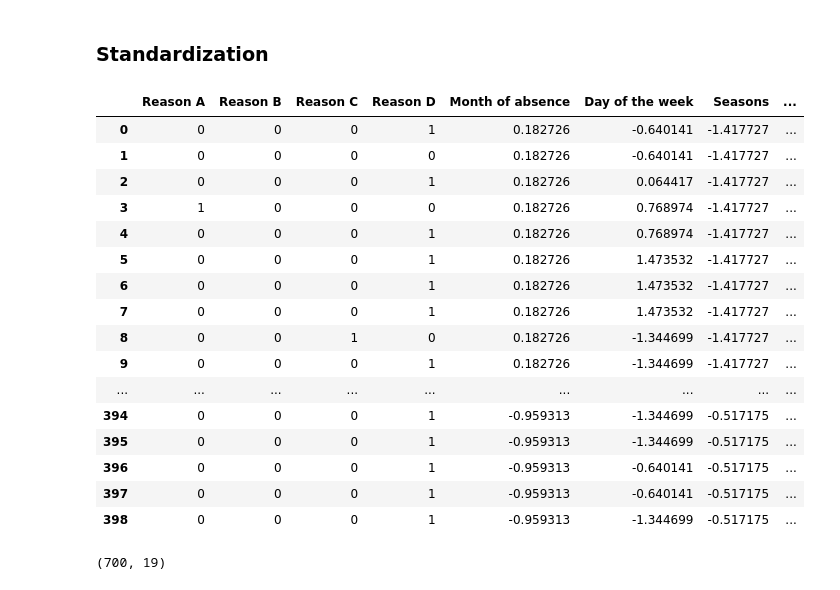
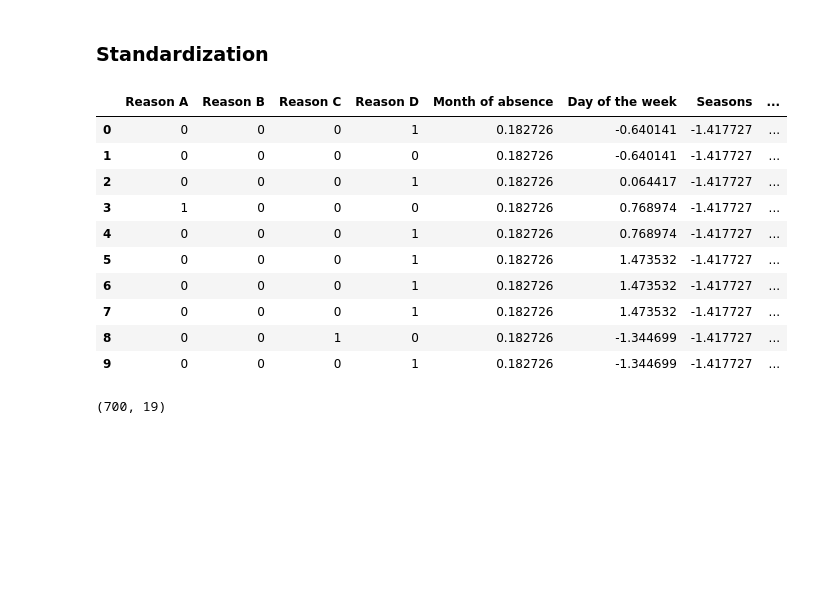
Before and after one commit to SidSolanki28/Absenteeism-at-Work, a Jupyter notebook: simplified_model_building.ipynb, the cells around one changed output. Saved outputs shown, nothing was run; the diff lists cells and outputs as text; code cells hidden in the pictures; blank space fills up the shorter version.

```diff
--- a/simplified_model_building.ipynb
+++ b/simplified_model_building.ipynb
@@ -212,25 +212,19 @@ CustomScaler(columns=['Month of absence', 'Day of the week', 'Seasons',
 X = scaler_X.transform(X)
 # %%
 # the scaled_inputs are now an ndarray, because sklearn works with ndarrays
-X
+X.head(10)
 # %% [output]
 |  | Reason A | Reason B | Reason C | Reason D | Month of absence | Day of the week | Seasons | ... |
 | 0 | 0 | 0 | 0 | 1 | 0.182726 | -0.640141 | -1.417727 | ... |
 | 1 | 0 | 0 | 0 | 0 | 0.182726 | -0.640141 | -1.417727 | ... |
 | 2 | 0 | 0 | 0 | 1 | 0.182726 | 0.064417 | -1.417727 | ... |
 | 3 | 1 | 0 | 0 | 0 | 0.182726 | 0.768974 | -1.417727 | ... |
 | 4 | 0 | 0 | 0 | 1 | 0.182726 | 0.768974 | -1.417727 | ... |
 | 5 | 0 | 0 | 0 | 1 | 0.182726 | 1.473532 | -1.417727 | ... |
 | 6 | 0 | 0 | 0 | 1 | 0.182726 | 1.473532 | -1.417727 | ... |
 | 7 | 0 | 0 | 0 | 1 | 0.182726 | 1.473532 | -1.417727 | ... |
 | 8 | 0 | 0 | 1 | 0 | 0.182726 | -1.344699 | -1.417727 | ... |
 | 9 | 0 | 0 | 0 | 1 | 0.182726 | -1.344699 | -1.417727 | ... |
-| ... | ... | ... | ... | ... | ... | ... | ... | ... |
-| 394 | 0 | 0 | 0 | 1 | -0.959313 | -1.344699 | -0.517175 | ... |
-| 395 | 0 | 0 | 0 | 1 | -0.959313 | -1.344699 | -0.517175 | ... |
-| 396 | 0 | 0 | 0 | 1 | -0.959313 | -0.640141 | -0.517175 | ... |
-| 397 | 0 | 0 | 0 | 1 | -0.959313 | -0.640141 | -0.517175 | ... |
-| 398 | 0 | 0 | 0 | 1 | -0.959313 | -1.344699 | -0.517175 | ... |
 # %%
 # check the shape of the inputs
 X.shape
```
